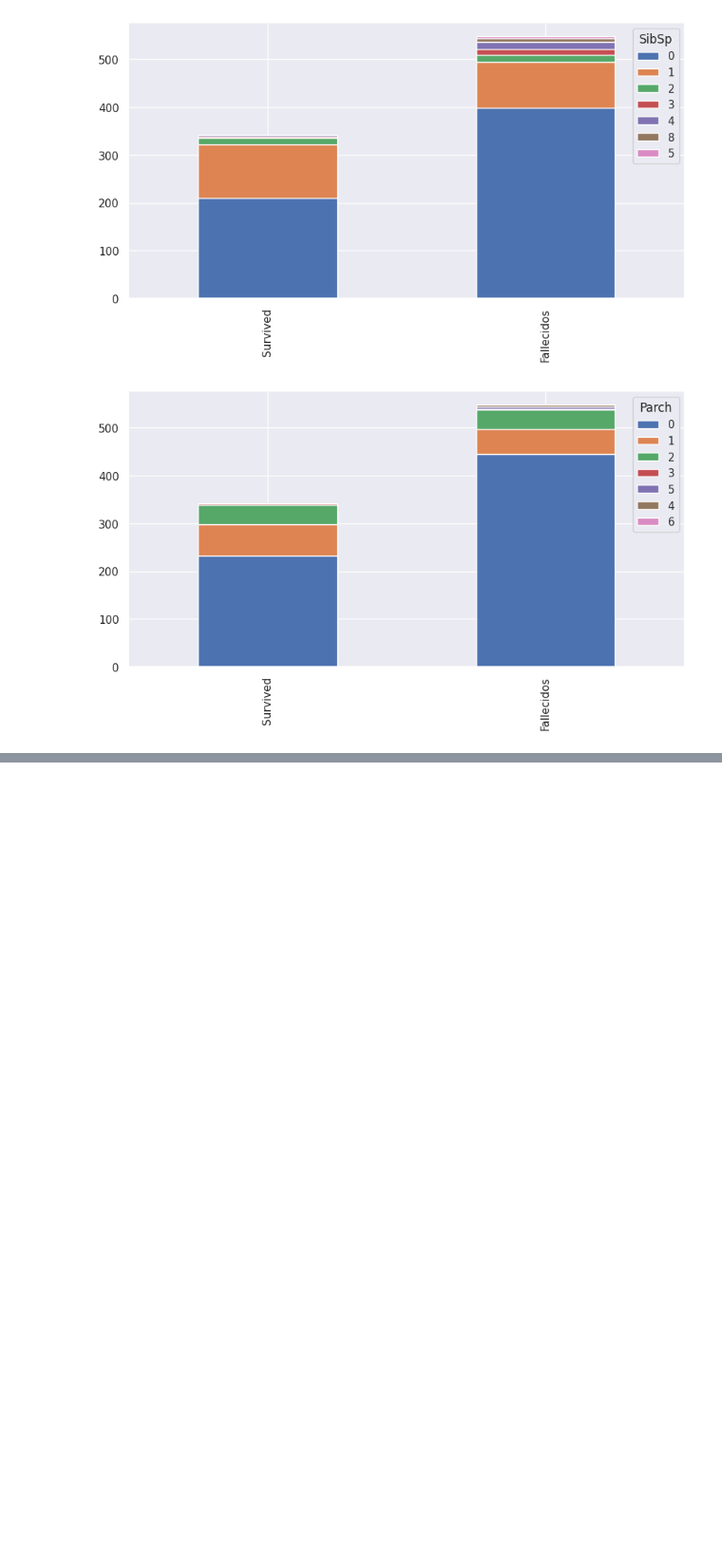
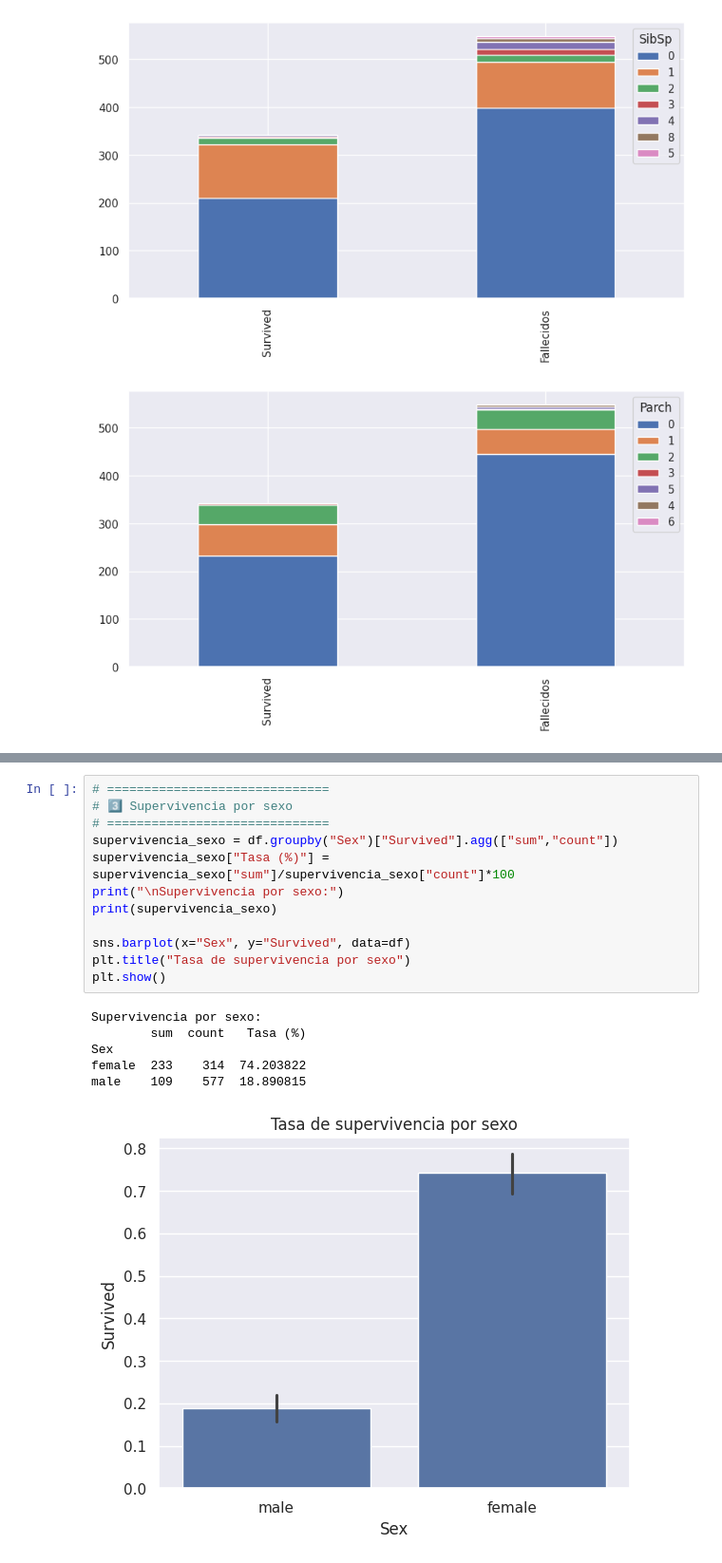
Before and after one commit to EmmanueDavidL/Ciencia_De_Datos2025, a Jupyter notebook: TITANIC.ipynb, the cells around one changed output, grey strips where cells are left out. Shown at 95% size. Drawn from its saved outputs; the diff is of its cells as text; blank space fills up the shorter version.

```diff
--- a/TITANIC.ipynb
+++ b/TITANIC.ipynb
@@ -534,0 +178,19 @@ plt.show()
+# %%
+# ==============================
+# 3️⃣ Supervivencia por sexo
+# ==============================
+supervivencia_sexo = df.groupby("Sex")["Survived"].agg(["sum","count"])
+supervivencia_sexo["Tasa (%)"] = supervivencia_sexo["sum"]/supervivencia_sexo["count"]*100
+print("\nSupervivencia por sexo:")
+print(supervivencia_sexo)
+
+sns.barplot(x="Sex", y="Survived", data=df)
+plt.title("Tasa de supervivencia por sexo")
+plt.show()
+# %% [output]
+Supervivencia por sexo:
+        sum  count   Tasa (%)
+Sex
+female  233    314  74.203822
+male    109    577  18.890815
+[figure, added]
```
Also changed, not shown: parts of 51 cells of this notebook.
